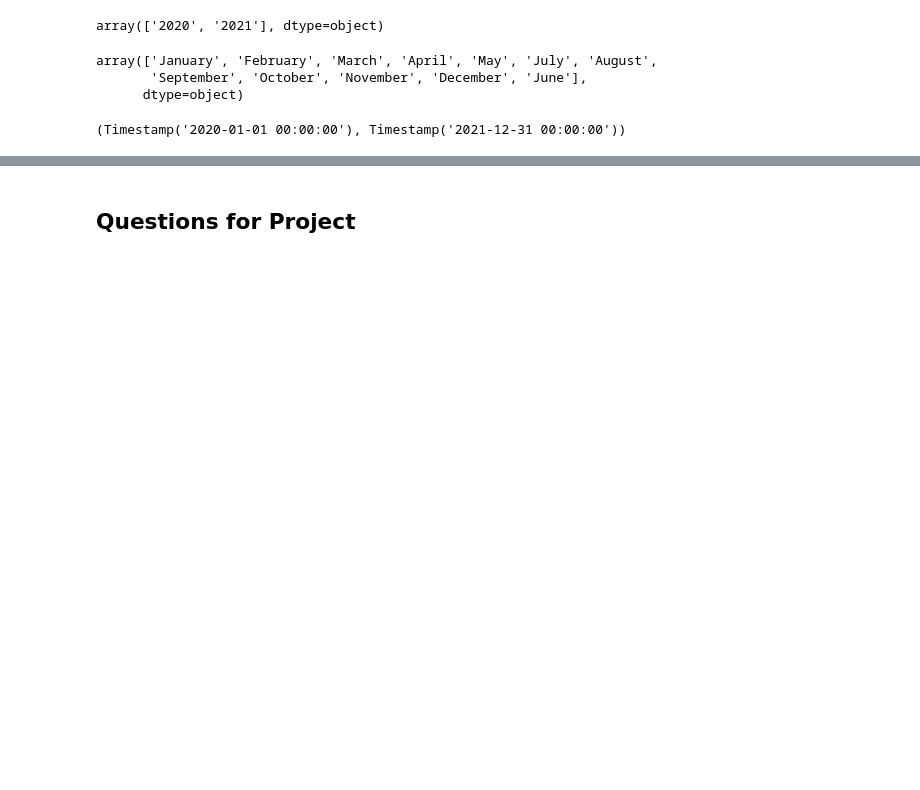
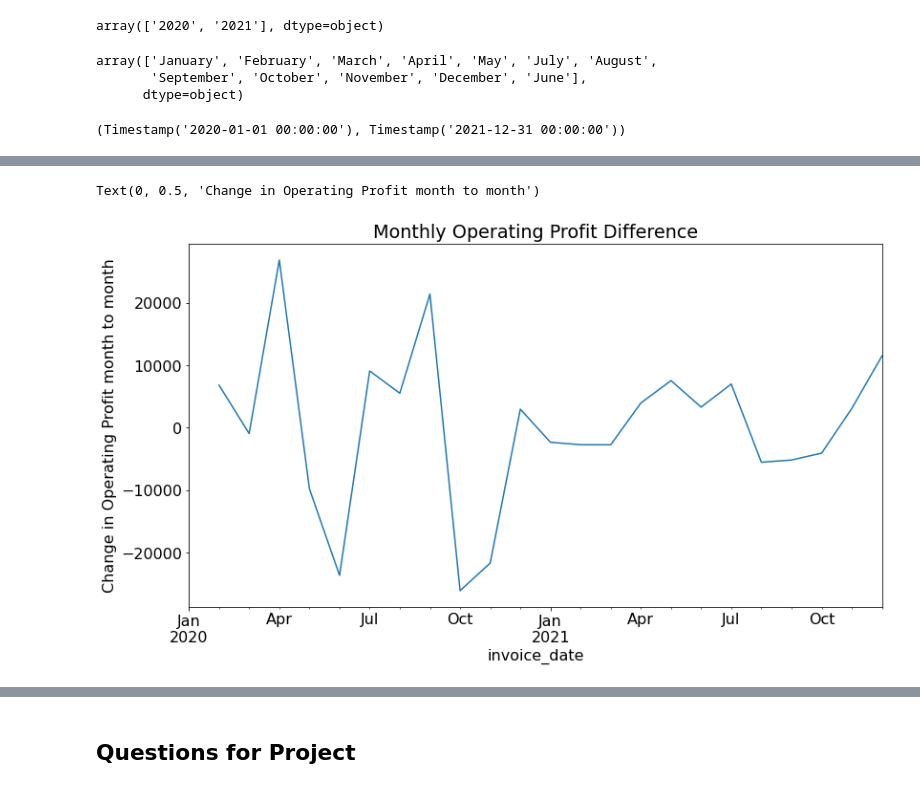
Before and after one commit to allantestaten/adidas_time_series, a Jupyter notebook: explore_time_series.ipynb, the cells around one changed output, grey strips where cells are left out. Cells and saved outputs as stored; diff of their text form; code cells hidden in the pictures; blank space fills up the shorter version.

```diff
--- a/explore_time_series.ipynb
+++ b/explore_time_series.ipynb
@@ -200,0 +117,16 @@ df.resample('M').operating_profit.min().plot()
+# %%
+# creating variable to hold mean operating profit on weekly frequency
+y_weekly = df.resample('W').operating_profit.mean()
+# creating variable to hold mean operating profit on monthly frequency
+y_monthly = df.resample('M').operating_profit.mean()
+# creating variable to hold mean operating profit on quarterly frequency
+y_quarterly = df.resample('BQ').operating_profit.mean()
+# %%
+# Plot the weekly difference in training data
+# Observe whether profit margin varies drastically from month to month or has more of a smooth transition.
+y_monthly.diff().plot()
+plt.title('Monthly Operating Profit Difference')
+plt.ylabel('Change in Operating Profit month to month')
+# %% [output]
+Text(0, 0.5, 'Change in Operating Profit month to month')
+[figure, added]
```
Also changed, not shown: parts of 119 cells of this notebook.
